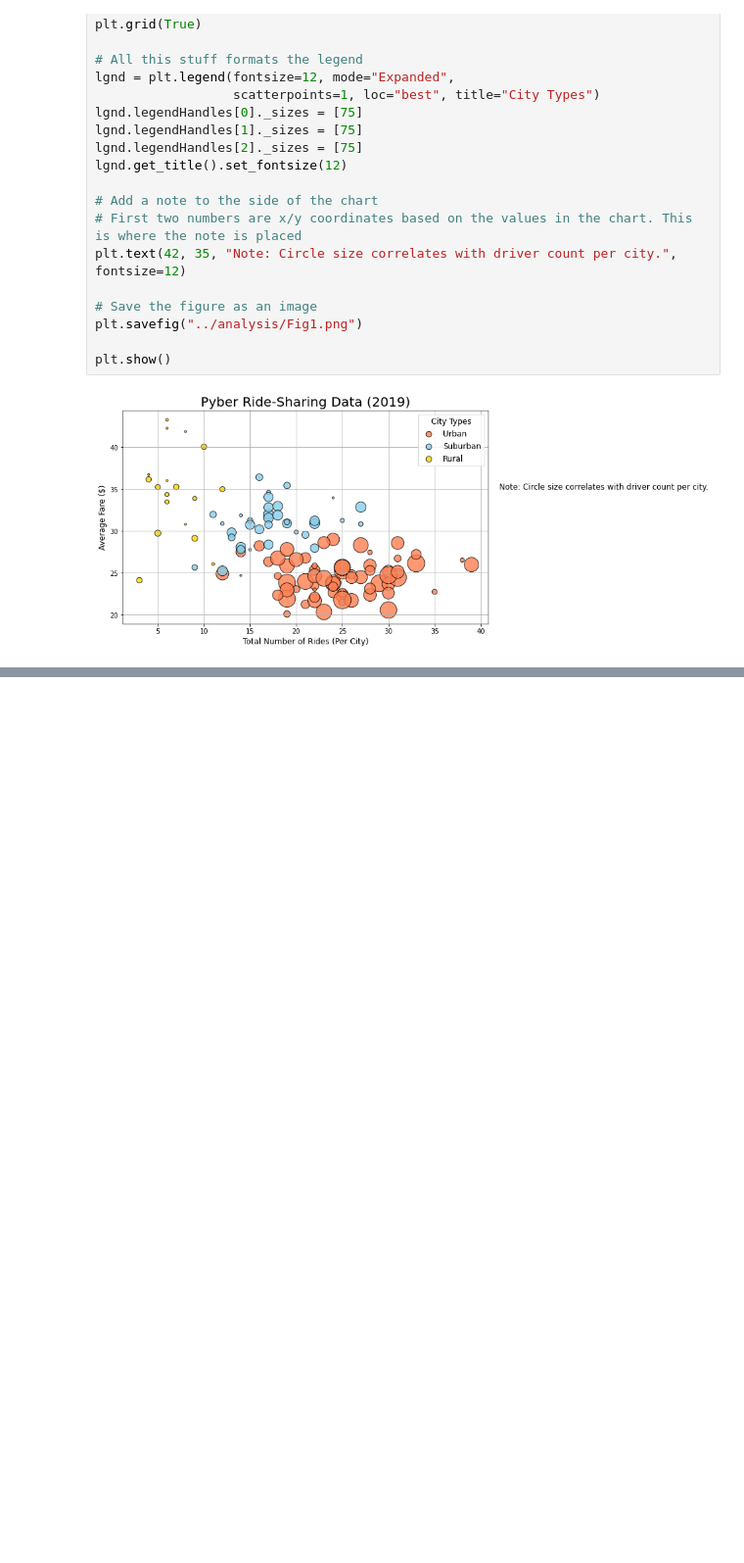
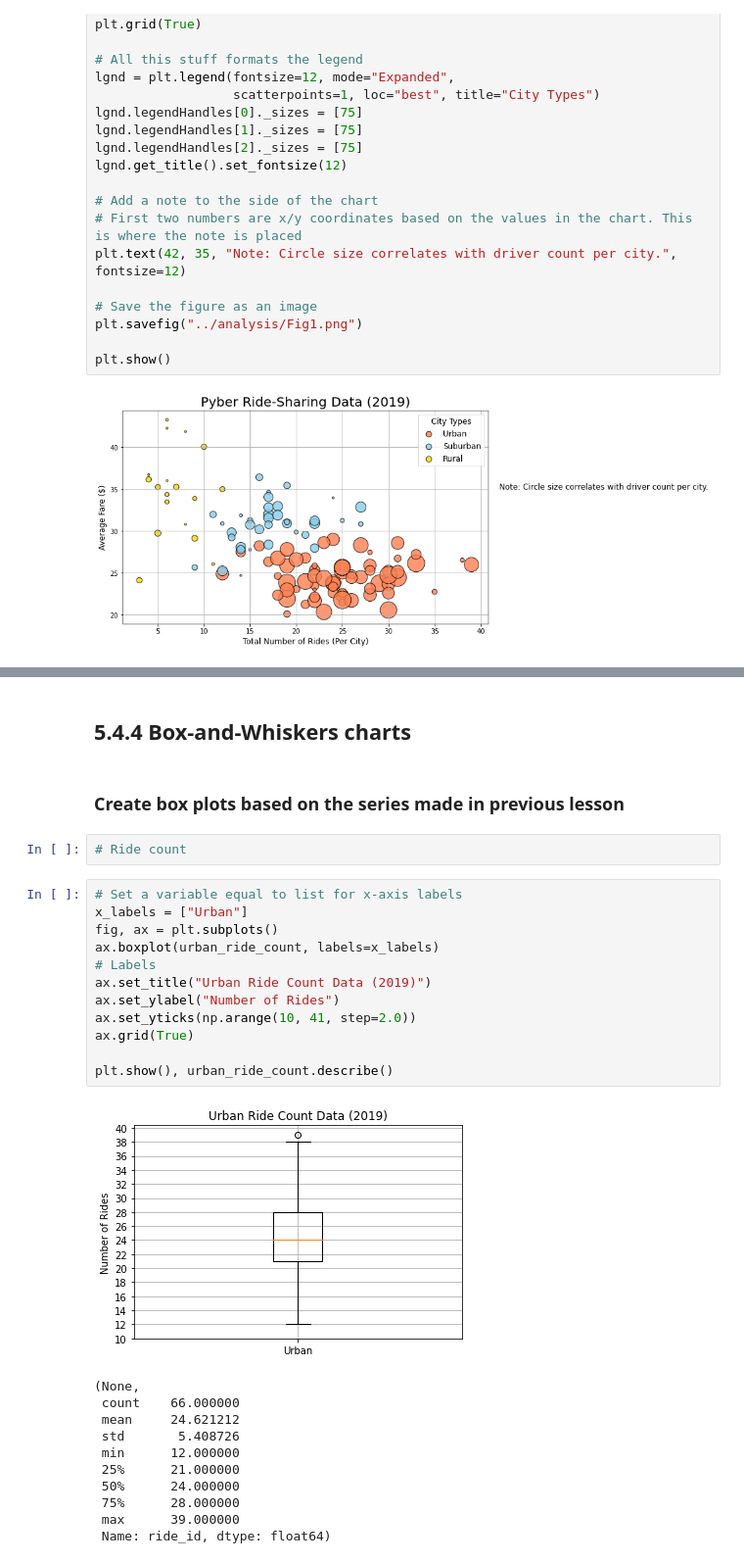
Before and after one commit to russgo1/Pyber_Analysis, a Jupyter notebook: Lessons/Pyber.ipynb, the cells around one changed output, grey strips where cells are left out. Shown: that part at 98% size. Cells and saved outputs as stored; diff of their text form; blank space fills up the shorter version.

```diff
--- a/Lessons/Pyber.ipynb
+++ b/Lessons/Pyber.ipynb
@@ -477,0 +744,30 @@ plt.show()
+# %% [markdown]
+## 5.4.4 Box-and-Whiskers charts
+# %% [markdown]
+### Create box plots based on the series made in previous lesson
+# %%
+# Ride count
+# %%
+# Set a variable equal to list for x-axis labels
+x_labels = ["Urban"]
+fig, ax = plt.subplots()
+ax.boxplot(urban_ride_count, labels=x_labels)
+# Labels
+ax.set_title("Urban Ride Count Data (2019)")
+ax.set_ylabel("Number of Rides")
+ax.set_yticks(np.arange(10, 41, step=2.0))
+ax.grid(True)
+
+plt.show(), urban_ride_count.describe()
+# %% [output]
+[figure, added]
+(None,
+ count    66.000000
+ mean     24.621212
+ std       5.408726
+ min      12.000000
+ 25%      21.000000
+ 50%      24.000000
+ 75%      28.000000
+ max      39.000000
+ Name: ride_id, dtype: float64)
```
Also changed, not shown: parts of 40 cells of this notebook, 1 other file.
